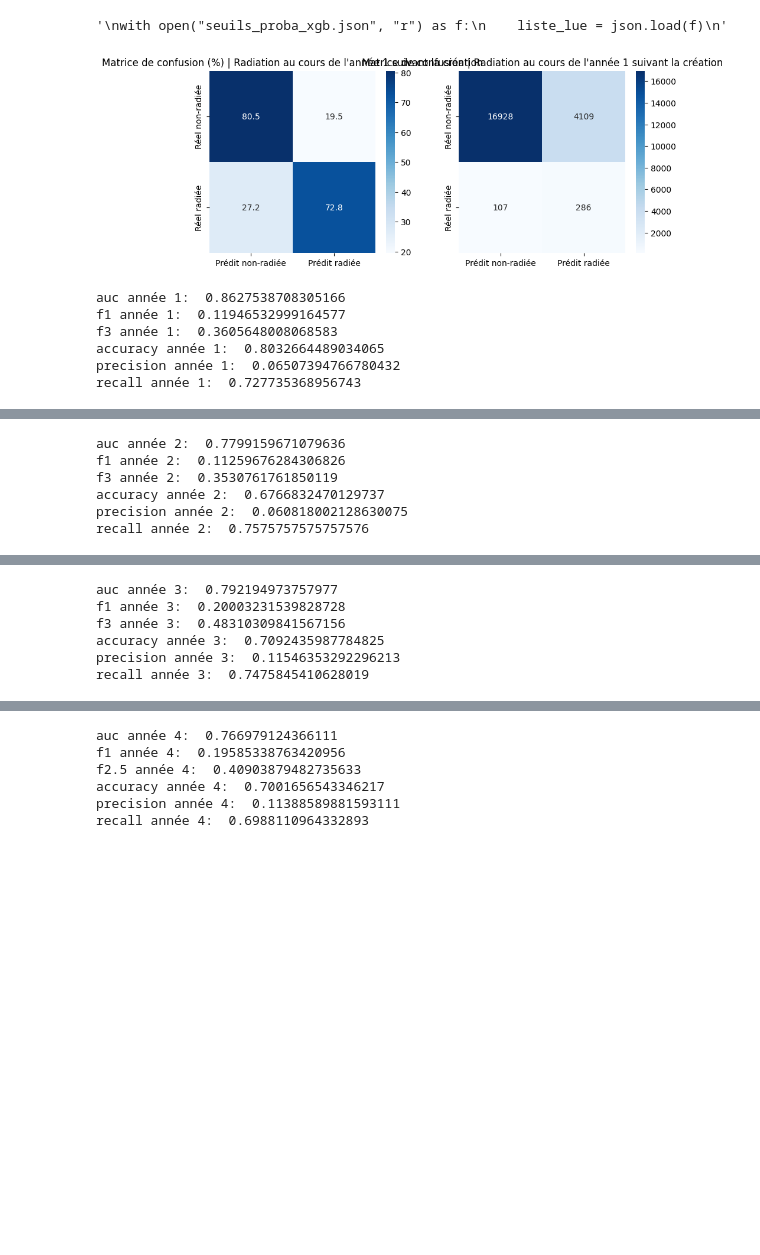
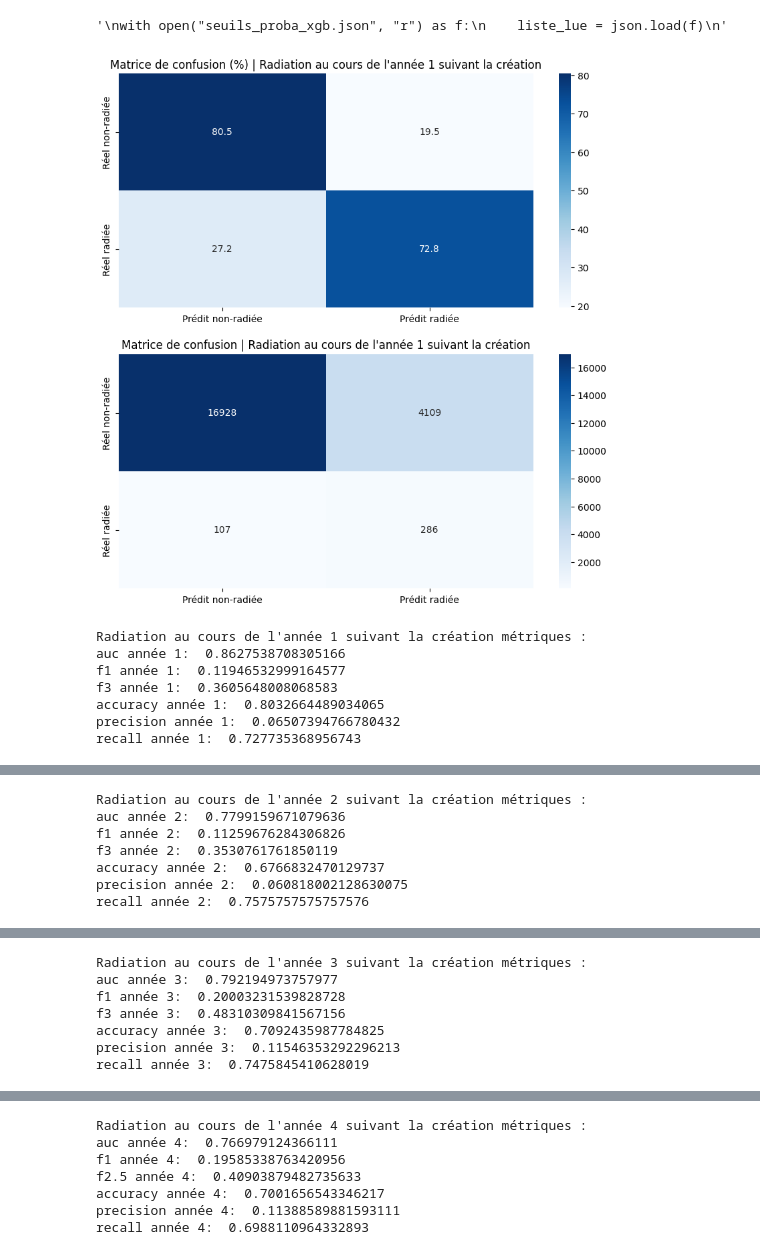
Before and after one commit to guillaume77176/JeMeLance, a Jupyter notebook: notebooks/Modélisation_RNE.ipynb, the cells around one changed output, grey strips where cells are left out. Cells and saved outputs as stored; diff of their text form; code cells hidden in the pictures; blank space fills up the shorter version.

```diff
--- a/notebooks/Modélisation_RNE.ipynb
+++ b/notebooks/Modélisation_RNE.ipynb
@@ -218,7 +233,7 @@ for i in range(5):
 
     y_pred = [1 if p >= th else 0 for p in y_prob]
 
-    # Création de la matrice de confusion
+    #Création de la matrice de confusion
     cm = confusion_matrix(y_test[i], y_pred)
 
     cm = confusion_matrix(y_test[i], y_pred)
@@ -228,40 +243,42 @@ for i in range(5):
     title1 = f"Matrice de confusion (%) | Radiation au cours de l'année {i+1} suivant la création"
     title2 = f"Matrice de confusion | Radiation au cours de l'année {i+1} suivant la création"
 
-    fig, ax = plt.subplots(1,2,figsize=(10,4))
+    fig, ax = plt.subplots(2,1,figsize=(10,10))
 
     sns.heatmap(cm_percent, annot=True, fmt=".1f", cmap="Blues",
                 xticklabels=["Prédit non-radiée", "Prédit radiée"],
                 yticklabels=["Réel non-radiée", "Réel radiée"], ax = ax[0])
     ax[0].set_title(title1)
 
     sns.heatmap(cm, annot=True, fmt="d", cmap="Blues",
                 xticklabels=["Prédit non-radiée", "Prédit radiée"],
                 yticklabels=["Réel non-radiée", "Réel radiée"], ax = ax[1])
     ax[1].set_title(title2)
 
     plt.show()
 
 
     if i < 3:
         beta = 3
         f = "f3"
     elif i == 5:
         beta = 1.5
         f = "f1.5"
     else:
         beta = 2.5
         f = "f2.5"
 
-
+    print(f"Radiation au cours de l'année {i+1} suivant la création métriques : ")
     print(f"auc année {i+1}: ", roc_auc_score(y_test[i],y_prob))
     print(f"f1 année {i+1}: ", f1_score(y_test[i],y_pred))
     print(f"{f} année {i+1}: ", fbeta_score(y_test[i],y_pred,beta=beta))
     print(f"accuracy année {i+1}: ", accuracy_score(y_test[i],y_pred))
     print(f"precision année {i+1}: ", precision_score(y_test[i],y_pred))
     print(f"recall année {i+1}: ", recall_score(y_test[i],y_pred))
+    print('\n')
 # %% [output]
-[figure, old version]
+[figure, new version]
+Radiation au cours de l'année 1 suivant la création métriques :
 auc année 1:  0.8627538708305166
 f1 année 1:  0.11946532999164577
 f3 année 1:  0.3605648008068583
@@ -272,3 +289,4 @@ recall année 1:  0.727735368956743
+Radiation au cours de l'année 2 suivant la création métriques :
 auc année 2:  0.7799159671079636
 f1 année 2:  0.11259676284306826
 f3 année 2:  0.3530761761850119
@@ -279,3 +297,4 @@ recall année 2:  0.7575757575757576
+Radiation au cours de l'année 3 suivant la création métriques :
 auc année 3:  0.792194973757977
 f1 année 3:  0.20003231539828728
 f3 année 3:  0.48310309841567156
@@ -286,3 +305,4 @@ recall année 3:  0.7475845410628019
+Radiation au cours de l'année 4 suivant la création métriques :
 auc année 4:  0.766979124366111
 f1 année 4:  0.19585338763420956
 f2.5 année 4:  0.40903879482735633
```
Also changed, not shown: parts of 11 cells of this notebook, 11 other files.
